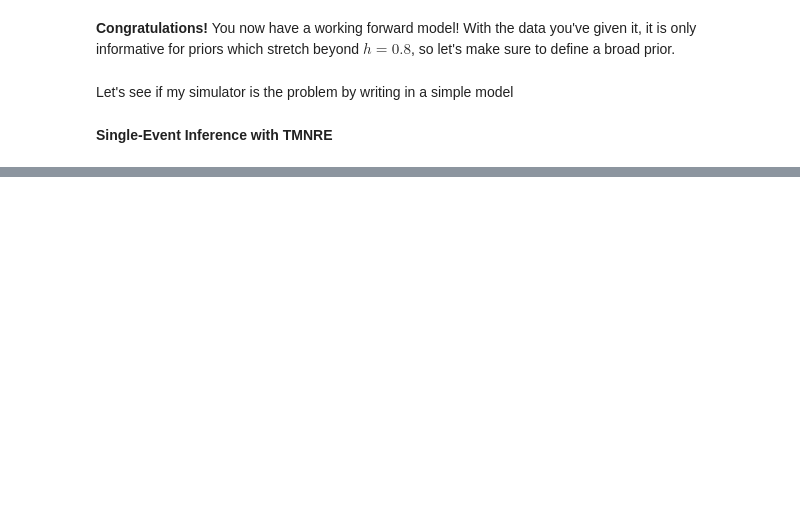
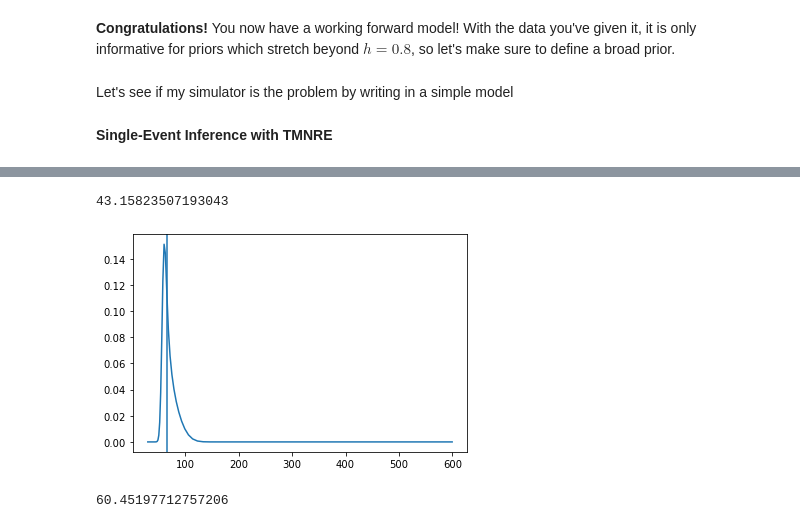
Before and after one commit to samgagnon/kilonova_sim, a Jupyter notebook: Baby's First Forward Model.ipynb, the cells around one changed output, grey strips where cells are left out. Cells and saved outputs as stored; diff of their text form; code cells hidden in the pictures; blank space fills up the shorter version.

```diff
--- a/Baby's First Forward Model.ipynb
+++ b/Baby's First Forward Model.ipynb
@@ -168,9 +169,9 @@ m2_true = 1.4
 # z, dl, m1, m2, v
 # event_list = [[z_true, d_true, m1_true, m2_true, 0.1, False],[z_true, d_true, m1_true, m2_true, 0.9, True]]
 # let's leave two events for later due to the complications of observed and unobserved events being put together
-# event_list = [[z_true, d_true, m1_true, m2_true, 0.1, False],[z_true, d_true, m1_true, m2_true, 0.9, True]]
+event_list = [[z_true, d_true, m1_true, m2_true, 0.1, False],[z_true, d_true, m1_true, m2_true, 0.9, True]]
 # event_list = [[z_true, d_true, m1_true, m2_true, 0.1, False]]
-event_list = [[z_true, d_true, m1_true, m2_true, 0.9, True]]
+# event_list = [[z_true, d_true, m1_true, m2_true, 0.9, True]]
 det_obs = [event[-1] for event in event_list]
 # %%
 det_obs
@@ -587,0 +528,35 @@ swyft.plot_corner(samples, [0, 1], color='k', figsize = (8,8), truth=v0, bins =
+# %%
+def marginalize_pdl(drange, event):
+    thetrange = np.linspace(0, np.pi/2, 1000)
+    vrange = np.cos(thetrange)
+    dmarg = np.zeros(len(drange))
+    event = event_list[0]
+    for v in vrange:
+        dprob = dp(event[1], drange, event[4], v, event[2], event[3])
+        dmarg += dprob
+    dmarg /= dmarg.sum()
+    return dmarg
+
+
+def H0_zDL(z, drange, mPDL):
+    v = c.value*1e-3*((z+1)**2-1)/((z+1**2)+1)
+    Hrange = v/drange
+    return Hrange, mPDL
+# %%
+dr = np.linspace(50, 1000)
+zs = 0.01
+ds = u_true.luminosity_distance(zs)
+event = [zs, ds.value, 1.4, 1.4, 0.9, True]
+print(ds.value)
+mPDF = marginalize_pdl(dr, event)
+Hr, HPDF = H0_zDL(0.1, dr, mPDF)
+plt.plot(Hr, HPDF)
+plt.axvline(65)
+plt.show()
+# %% [output]
+43.15823507193043
+[figure, added]
+# %%
+Hr[HPDF.argmax()]
+# %% [output]
+60.45197712757206
```
Also changed, not shown: parts of 31 cells of this notebook.
